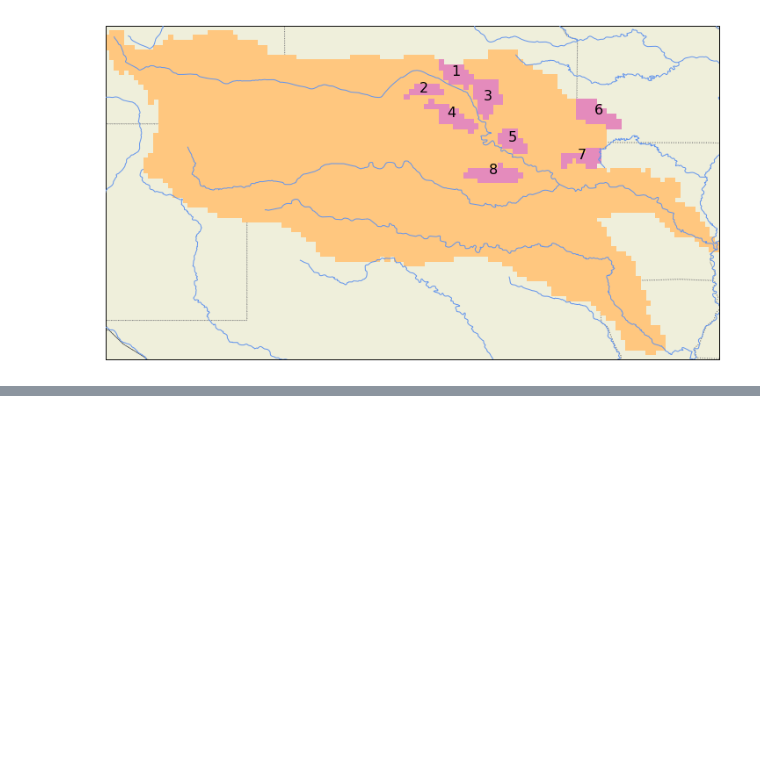
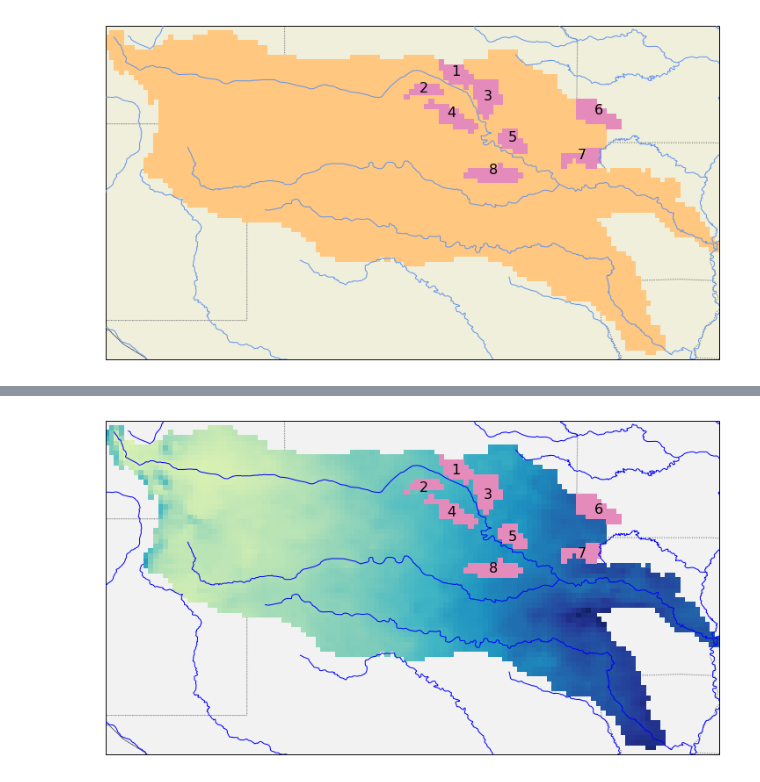
Before and after one commit to UW-Hydro/dual_DA_SMAP, a Jupyter notebook: tools/process_evaluation_data_ArkRed/plot_basin_map.ipynb, the cells around one changed output, grey strips where cells are left out. Cells and saved outputs as stored; diff of their text form; code cells hidden in the pictures; blank space fills up the shorter version.

```diff
--- a/tools/process_evaluation_data_ArkRed/plot_basin_map.ipynb
+++ b/tools/process_evaluation_data_ArkRed/plot_basin_map.ipynb
@@ -31,9 +31,12 @@ domain_nc = '/civil/hydro/ymao/data_assim/param/vic/ArkRed/ArkRed.domain.nc'
 rvic_subbasin_nc = '/civil/hydro/ymao/data_assim/param/RVIC/ArkRed/parameter/' \
                    'param_run_output.8sites_Crow2017/temp/remapped/remapUH_{}.nc'
 
+# --- NLDAS-2 precipitation forcing basepath (YYYY.nc will be appended) --- #
+nldas2_basepath = '/civil/hydro/ymao/data_assim/forcing/vic/NLDAS-2/ArkRed/force.'
+
 # --- Output --- #
 output_dir = '/civil/hydro/ymao/data_assim/tools/process_evaluation_data_ArkRed/' \
-             'output/20180424.ArkRed.smap.LAI_from_veglib.qc_no_winter/'
+             'output/20180906.basin_map/'
 # %%
 # ===================================================== #
 # Load USGS data
@@ -170,0 +182,14 @@ fig.savefig(os.path.join(output_dir,
+# %%
+# ===================================================== #
+# Load NLDAS-2 precipitation data and calculate climatology
+# ===================================================== #
+# Load data
+list_da_prec = []
+for y in range(1979, 2018):
+    da = xr.open_dataset('{}{}.nc'.format(nldas2_basepath, y))['PREC']
+    list_da_prec.append(da)
+# %%
+da_prec_allyears = xr.concat(list_da_prec, dim='time')
+# %%
+# Calculate climatology mean
+da_prec_mean = da_prec_allyears.sum(dim='time') / (2017-1979+1)  # mm/year
@@ -170,0 +201,68 @@ fig.savefig(os.path.join(output_dir,
+# %%
+# ===================================================== #
+# Plot subbasins on the map - with precipitation climatology
+# ===================================================== #
+fig = plt.figure(figsize=(14, 7))
+# Set projection
+ax = plt.axes(projection=ccrs.PlateCarree())
+ax.set_extent([-106.6, -91, 31, 39.5], ccrs.Geodetic())
+#gl = add_gridlines(ax, xlocs=[-95, -100, -105], ylocs=[32, 35, 38], alpha=0)
+ax.add_feature(cartopy.feature.LAND, facecolor=[0.95, 0.95, 0.95])
+ax.add_feature(cartopy.feature.OCEAN)
+ax.add_feature(cartopy.feature.COASTLINE)
+ax.add_feature(cartopy.feature.BORDERS, linestyle='-')
+ax.add_feature(cartopy.feature.LAKES, alpha=0.5)
+# Add states
+shapename = 'admin_1_states_provinces_lakes_shp'
+states_shp = shpreader.natural_earth(resolution='110m',
+                                     category='cultural', name=shapename)
+for state in shpreader.Reader(states_shp).geometries():
+    # pick a default color for the land with a black outline,
+    # this will change if the storm intersects with our track
+    #facecolor=[0.9375, 0.9375, 0.859375]
+    facecolor=[0.95, 0.95, 0.95]
+    edgecolor='grey'
+    ax.add_geometries([state], ccrs.PlateCarree(),
+                      facecolor=facecolor, edgecolor=edgecolor, linestyle=':')
+# Add rivers
+rivers = cartopy.feature.NaturalEarthFeature(
+    category='physical', name='rivers_lake_centerlines',
+    scale='10m', facecolor='none', edgecolor='blue')
+ax.add_feature(rivers, zorder=3)
+# Plot ArkRed mask with precipitation
+cs = da_prec_mean.where(da_domain==1).plot.pcolormesh(
+    'lon', 'lat', axes=ax,
+    add_colorbar=False,
+    add_labels=False,
+    cmap='YlGnBu',
+    vmin=0, vmax=1600,
+    transform=ccrs.PlateCarree(),
+    zorder=2)
+# Plot subbasins with basin number
+for site in dict_sites.keys():
+    # Plot basin mask
+    cs = da_domain.where(dict_da_frac[site]>0).plot.pcolormesh(
+        'lon', 'lat', axes=ax,
+        add_colorbar=False,
+        add_labels=False,
+        cmap='PiYG_r',
+        vmin=0, vmax=1.3,
+        transform=ccrs.PlateCarree(),
+        zorder=2)
+    # Add basin number
+    lat_inds, lon_inds = np.where(dict_da_frac[site].values>0)
+    lat_min = da_domain['lat'][lat_inds.min()].values
+    lat_max = da_domain['lat'][lat_inds.max()].values
+    lon_min = da_domain['lon'][lon_inds.min()].values
+    lon_max = da_domain['lon'][lon_inds.max()].values
+    lat_center = (lat_min + lat_max) / 2
+    lon_center = (lon_min + lon_max) / 2
+    plt.text(lon_center, lat_center-0.1, '{}'.format(dict_basin_number[site]),
+         horizontalalignment='center', fontsize=16,
+         transform=ccrs.Geodetic())
+
+fig.savefig(os.path.join(output_dir,
+                         'ArkRed_map_subbasins.png'),
+            format='png', bbox_inches='tight', pad_inches=0)
+# %% [output]
+[figure, added]
```
Also changed, not shown: parts of 10 cells of this notebook, 16 other files.
